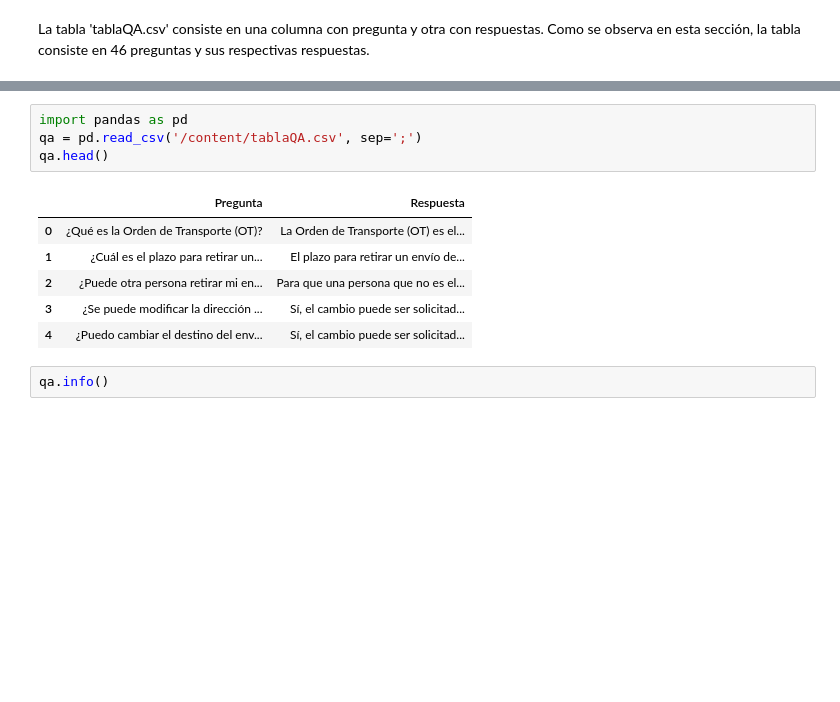
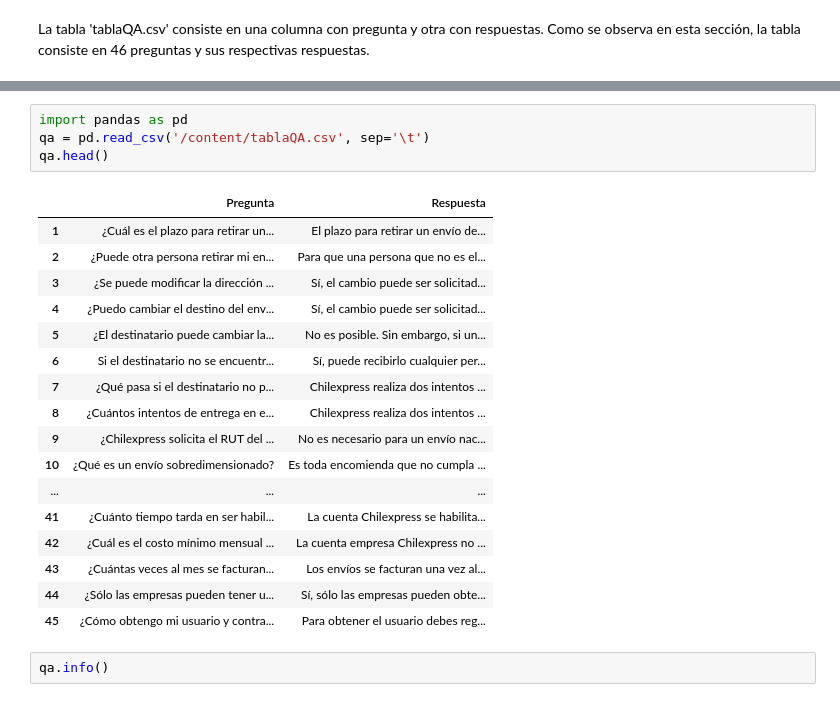
Before and after one commit to alvaro-neira/nlp-homework2, a Jupyter notebook: main.ipynb, the cells around one changed output, grey strips where cells are left out. Drawn from its saved outputs; the diff is of its cells as text; blank space fills up the shorter version.

```diff
--- a/main.ipynb
+++ b/main.ipynb
@@ -49,14 +43,25 @@ tablaQA.csv.1       100%[===================>]  14.46K  --.-KB/s    in 0s
 # %%
 import pandas as pd
-qa = pd.read_csv('/content/tablaQA.csv', sep=';')
+qa = pd.read_csv('/content/tablaQA.csv', sep='\t')
 qa.head()
 # %% [output]
 |  | Pregunta | Respuesta |
-| 0 | ¿Qué es la Orden de Transporte (OT)? | La Orden de Transporte (OT) es el... |
 | 1 | ¿Cuál es el plazo para retirar un... | El plazo para retirar un envío de... |
 | 2 | ¿Puede otra persona retirar mi en... | Para que una persona que no es el... |
 | 3 | ¿Se puede modificar la dirección ... | Sí, el cambio puede ser solicitad... |
 | 4 | ¿Puedo cambiar el destino del env... | Sí, el cambio puede ser solicitad... |
+| 5 | ¿El destinatario puede cambiar la... | No es posible. Sin embargo, si un... |
+| 6 | Si el destinatario no se encuentr... | Sí, puede recibirlo cualquier per... |
+| 7 | ¿Qué pasa si el destinatario no p... | Chilexpress realiza dos intentos ... |
+| 8 | ¿Cuántos intentos de entrega en e... | Chilexpress realiza dos intentos ... |
+| 9 | ¿Chilexpress solicita el RUT del ... | No es necesario para un envío nac... |
+| 10 | ¿Qué es un envío sobredimensionado? | Es toda encomienda que no cumpla ... |
+| ... | ... | ... |
+| 41 | ¿Cuánto tiempo tarda en ser habil... | La cuenta Chilexpress se habilita... |
+| 42 | ¿Cuál es el costo mínimo mensual ... | La cuenta empresa Chilexpress no ... |
+| 43 | ¿Cuántas veces al mes se facturan... | Los envíos se facturan una vez al... |
+| 44 | ¿Sólo las empresas pueden tener u... | Sí, sólo las empresas pueden obte... |
+| 45 | ¿Cómo obtengo mi usuario y contra... | Para obtener el usuario debes reg... |
 # %%
 qa.info()
 # %% [output]
```
Also changed, not shown: parts of 14 cells of this notebook, 1 other file.
